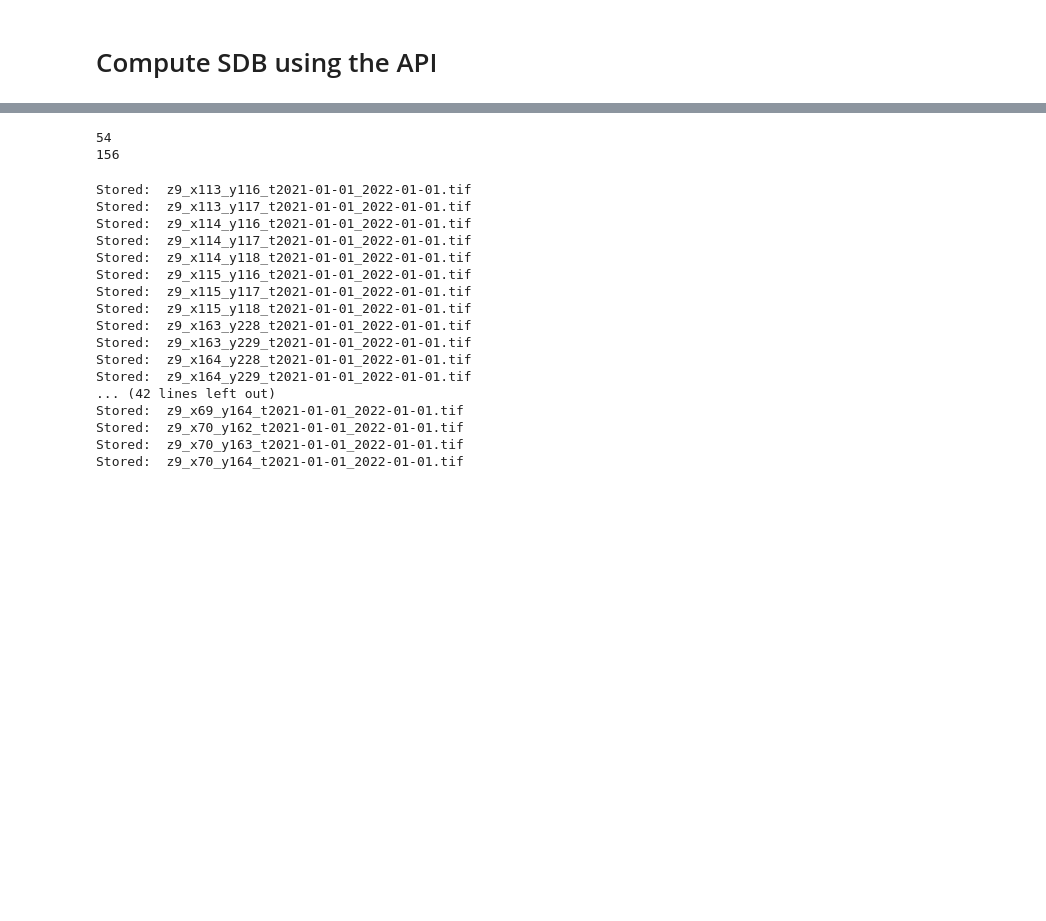
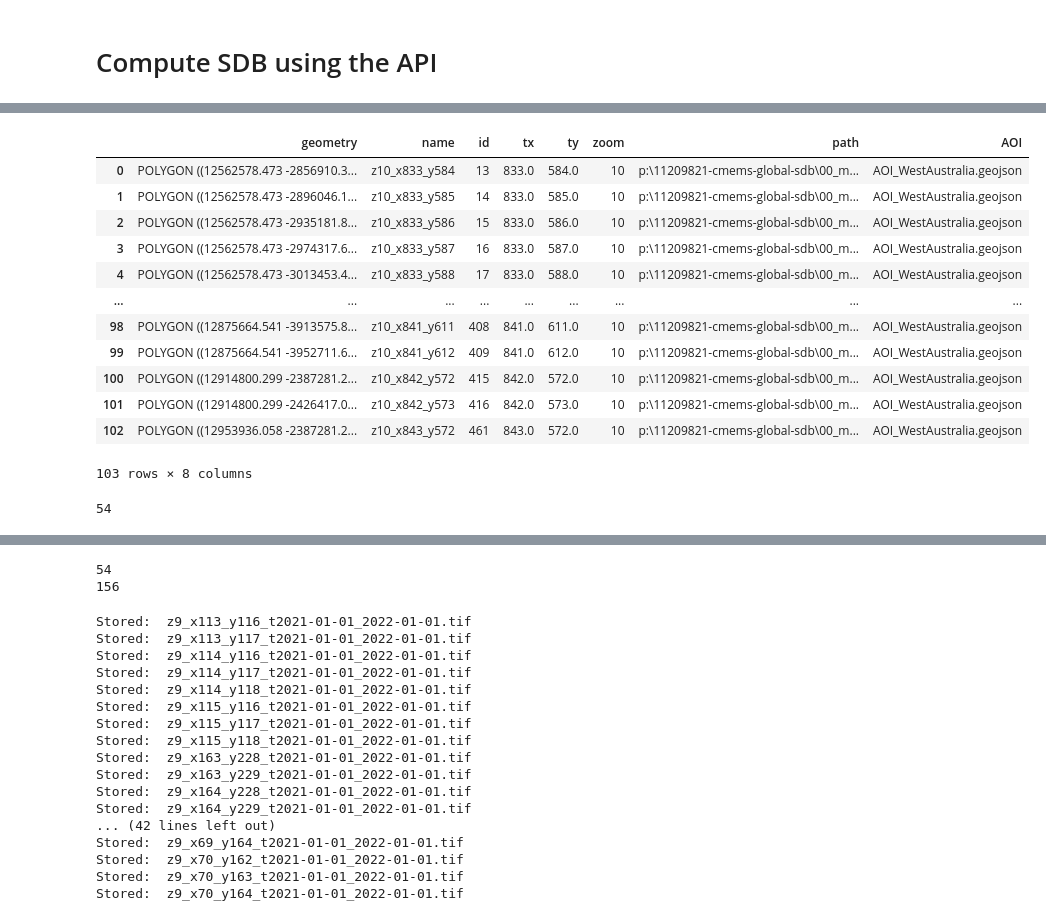
Before and after one commit to openearth/eo-bathymetry, a Jupyter notebook: notebooks/cmems-bathymetry/download_proxies_new.ipynb, the cells around one changed output, grey strips where cells are left out. Saved outputs shown, nothing was run; the diff lists cells and outputs as text; code cells hidden in the pictures; blank space fills up the shorter version.

Commit message:
Update; first upscale effort
Update files with upscaled effort on single tiles processing

```diff
--- a/notebooks/cmems-bathymetry/download_proxies_new.ipynb
+++ b/notebooks/cmems-bathymetry/download_proxies_new.ipynb
@@ -255,9 +248,10 @@ tiled = list(map(add_tile_bounds, [zoomed_list[sel_tile]]))
 # %%
-# tiling multiple AoIs without showing it on a map
+# tiling multiple AoIs (in the input folder) without showing it on a map
 # note, adjust sel_tile accordingly
 
 allfiles = os.listdir(os.path.join(main_fol, aoi_fol)) #AOIs
 tiled = []
+file_list = []
 for i in allfiles:
     if i.endswith("geojson"): #and not "CMEMS" in i and not "adjusted" in i: #and ("GER" in i or "BRA" in i or "ZAF" in i):
         print(i)
@@ -277,13 +271,16 @@ for i in allfiles:
             # retrieve the (buffered) global coastal intertidal mask (geojson), using parquet
             maskfiles = os.listdir(main_fol / mask_fol / "2024")#r"2023\Buffered\AOI_results")
             for j in maskfiles:
-                if '.parquet' in j:
+                if '.parquet' in j and "minus2" in j:
                     print(j)
                     # read parquet file
                     df = gpd.read_parquet(main_fol / mask_fol / "2024" / j)#r"2023\Buffered\AOI_results" / j)
 
+                    # filter the data (3 = original, 2 = L-W mask, 1 = <HAT >LAT pixel)
+                    df_org = df[df["pixel_value"] == 3.0] # select only the pixels with value 3.0 (original) --> 415 k rows (polygons)
+
                     # inner join to match the AOI and mask
-                    gdfs = df.sjoin(gdf_AOI, how="inner")
+                    gdfs = df_org.sjoin(gdf_AOI, how="inner")
 
                     # make a multipolygon
                     gdfs_mp = gpd.GeoDataFrame({'geometry': [MultiPolygon(list(gdfs.geometry))]})
@@ -294,5 +291,6 @@ for i in allfiles:
                     bounds = ee.Geometry.MultiPolygon(feature_collection["features"][0]["geometry"]["coordinates"])
 
         tiled.append(tiler.get_tiles_for_geometry(bounds, zoomed_list[sel_tile]))
+        file_list.append(i)
 # %% [output]
 AOI_WestAustralia.geojson
@@ -302,17 +304,27 @@ gebco_2024_merge_result.parquet
 # %%
-# export selected tiles (represented by zoom level) to geojsons
+# export selected tiles (represented by zoom level) to geojsons and build a dataframe
 # note, adjust sel_tile accordingly
-# for tiles in tiled:
-#     for idx, tile in enumerate(tiles.getInfo()["features"]):
-#         tile_pol = Polygon(tile['geometry']['coordinates'][0]) # create tile polygon
-#         tile_name = "z%s_x%s_y%s"%(tile["properties"]["zoom"], int(float(tile["properties"]["tx"])), int(float(tile["properties"]["ty"])))
 
-#         features = []
-#         features.append(Feature(geometry=tile_pol, properties={"name": tile_name}))
-#         feature_collection = FeatureCollection(features)
-#         feature_collection.crs = {"type": "name","properties": {"name": "epsg:3857"}} # default EE projection
-#         with open(os.path.join(main_fol,"00_miscellaneous\AOI_polygons",tile_name + ".geojson"), "w") as f: # geojson
-#             dump(feature_collection, f)
+df_boxes = pd.DataFrame() # this one is similar to what we constructure for the world except from the 8 column onwards (AOI and more here)
+for tiles, file in zip(tiled, file_list):
+    for idx, tile in enumerate(tiles.getInfo()["features"]):
+        tile_pol = Polygon(tile['geometry']['coordinates'][0]) # create tile polygon
+        tile_name = "z%s_x%s_y%s"%(tile["properties"]["zoom"], int(float(tile["properties"]["tx"])), int(float(tile["properties"]["ty"])))
+
+        features = []
+        features.append(Feature(geometry=tile_pol, properties={"name": tile_name, "id":tile['id'], "tx":float(tile["properties"]["tx"]), "ty":float(tile["properties"]["ty"]), "zoom":int(float(tile["properties"]["zoom"]))}))
+        feature_collection = FeatureCollection(features)
+        feature_collection.crs = {"type": "name","properties": {"name": "epsg:3857"}} # default EE projection
+        with open(main_fol / box_fol / (tile_name + ".geojson"), "w") as f: # geojson
+            dump(feature_collection, f)
+
+        # make a df
+        df = gpd.GeoDataFrame.from_features(feature_collection)
+        df["path"] = main_fol / box_fol / (tile_name + ".geojson")
+        df["AOI"] = file
+
+        # merge in
+        df_boxes = pd.concat([df_boxes, df], ignore_index=True)
 # %% [markdown]
 # Compute SDB using the API
 # %%
@@ -819 +877,26 @@ Submitting task for tile:  intertidal_improved_100m_upscaled/z10/x511/y350/t2021
+# %%
+df_boxrun
+# %% [output]
+|  | geometry | name | id | tx | ty | zoom | path | AOI |
+| 0 | POLYGON ((12562578.473 -2856910.3... | z10_x833_y584 | 13 | 833.0 | 584.0 | 10 | p:\11209821-cmems-global-sdb\00_m... | AOI_WestAustralia.geojson |
+| 1 | POLYGON ((12562578.473 -2896046.1... | z10_x833_y585 | 14 | 833.0 | 585.0 | 10 | p:\11209821-cmems-global-sdb\00_m... | AOI_WestAustralia.geojson |
+| 2 | POLYGON ((12562578.473 -2935181.8... | z10_x833_y586 | 15 | 833.0 | 586.0 | 10 | p:\11209821-cmems-global-sdb\00_m... | AOI_WestAustralia.geojson |
+| 3 | POLYGON ((12562578.473 -2974317.6... | z10_x833_y587 | 16 | 833.0 | 587.0 | 10 | p:\11209821-cmems-global-sdb\00_m... | AOI_WestAustralia.geojson |
+| 4 | POLYGON ((12562578.473 -3013453.4... | z10_x833_y588 | 17 | 833.0 | 588.0 | 10 | p:\11209821-cmems-global-sdb\00_m... | AOI_WestAustralia.geojson |
+| ... | ... | ... | ... | ... | ... | ... | ... | ... |
+| 98 | POLYGON ((12875664.541 -3913575.8... | z10_x841_y611 | 408 | 841.0 | 611.0 | 10 | p:\11209821-cmems-global-sdb\00_m... | AOI_WestAustralia.geojson |
+| 99 | POLYGON ((12875664.541 -3952711.6... | z10_x841_y612 | 409 | 841.0 | 612.0 | 10 | p:\11209821-cmems-global-sdb\00_m... | AOI_WestAustralia.geojson |
+| 100 | POLYGON ((12914800.299 -2387281.2... | z10_x842_y572 | 415 | 842.0 | 572.0 | 10 | p:\11209821-cmems-global-sdb\00_m... | AOI_WestAustralia.geojson |
+| 101 | POLYGON ((12914800.299 -2426417.0... | z10_x842_y573 | 416 | 842.0 | 573.0 | 10 | p:\11209821-cmems-global-sdb\00_m... | AOI_WestAustralia.geojson |
+| 102 | POLYGON ((12953936.058 -2387281.2... | z10_x843_y572 | 461 | 843.0 | 572.0 | 10 | p:\11209821-cmems-global-sdb\00_m... | AOI_WestAustralia.geojson |
+103 rows × 8 columns
+# %%
+tasks = []
+for i in task_list:
+    if i is not None:
+        tasks.append(i)
+
+len(tasks)
+# %% [output]
+54
 # %%
```
Also changed, not shown: parts of 14 cells of this notebook, 2 other files.
